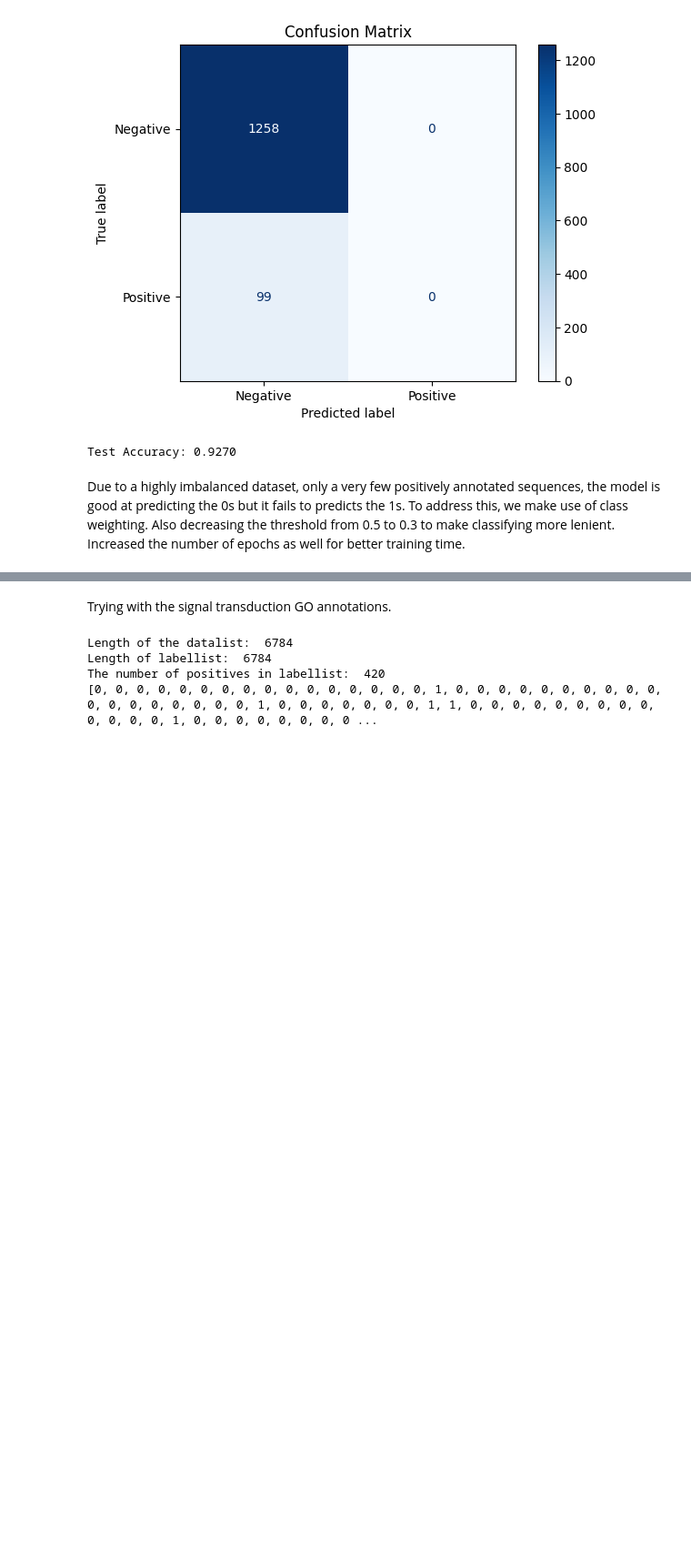
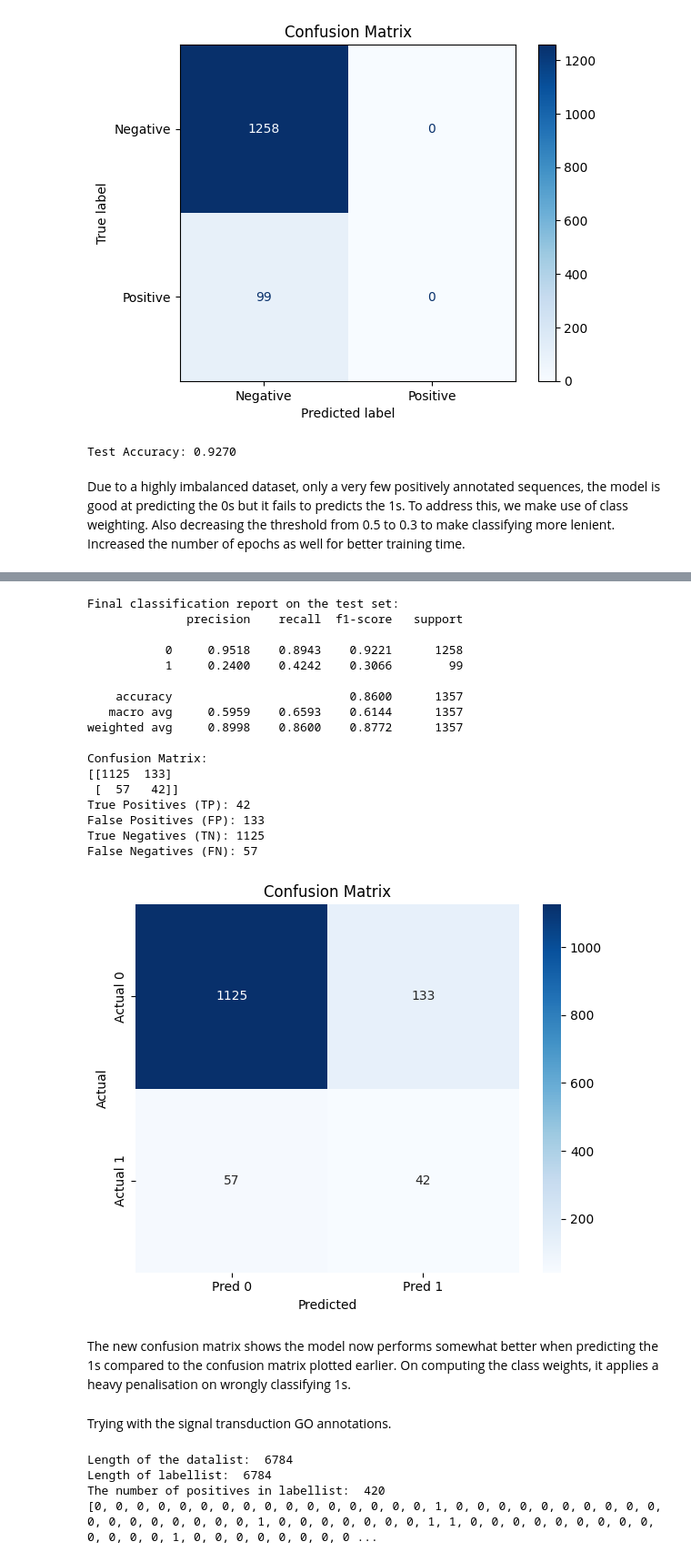
Before and after one commit to anushahulbatte/deeplearning, a Jupyter notebook: Testing_with_GO_annotations.ipynb, the cells around one changed output, grey strips where cells are left out. Shown at 91% size. Drawn from its saved outputs; the diff is of its cells as text; code cells hidden in the pictures; blank space fills up the shorter version.

```diff
--- a/Testing_with_GO_annotations.ipynb
+++ b/Testing_with_GO_annotations.ipynb
@@ -861,3 +692,55 @@ Better results ++ ADD MORE HERE
+# %%
+from sklearn.metrics import confusion_matrix
+
+# Printing a classification report to get more idea on the performance of the model
+# with the help of other metrics
+print("\nFinal classification report on the test set:")
+print(classification_report(all_labels, all_preds, digits=4))
+
+# Compute confusion matrix
+cm = confusion_matrix(all_labels, all_preds)
+
+tn, fp, fn, tp = cm.ravel()
+print(f"Confusion Matrix:\n{cm}")
+print(f"True Positives (TP): {tp}")
+print(f"False Positives (FP): {fp}")
+print(f"True Negatives (TN): {tn}")
+print(f"False Negatives (FN): {fn}")
+
+import seaborn as sns
+import matplotlib.pyplot as plt
+
+plt.figure(figsize=(6, 5))
+sns.heatmap(cm, annot=True, fmt='d', cmap='Blues',
+            xticklabels=['Pred 0', 'Pred 1'],
+            yticklabels=['Actual 0', 'Actual 1'])
+plt.title('Confusion Matrix')
+plt.ylabel('Actual')
+plt.xlabel('Predicted')
+plt.tight_layout()
+plt.show()
+# %% [output]
+Final classification report on the test set:
+              precision    recall  f1-score   support
+
+           0     0.9518    0.8943    0.9221      1258
+           1     0.2400    0.4242    0.3066        99
+
+    accuracy                         0.8600      1357
+   macro avg     0.5959    0.6593    0.6144      1357
+weighted avg     0.8998    0.8600    0.8772      1357
+
+Confusion Matrix:
+[[1125  133]
+ [  57   42]]
+True Positives (TP): 42
+False Positives (FP): 133
+True Negatives (TN): 1125
+False Negatives (FN): 57
+[figure, added]
+# %% [markdown]
+The new confusion matrix shows the model now performs somewhat better when predicting the 1s compared to the confusion matrix plotted earlier.
+On computing the class weights, it applies a heavy penalisation on wrongly classifying 1s.
 # %% [markdown]
 Trying with the signal transduction GO annotations.
 # %%
```
Also changed, not shown: parts of 37 cells of this notebook.
